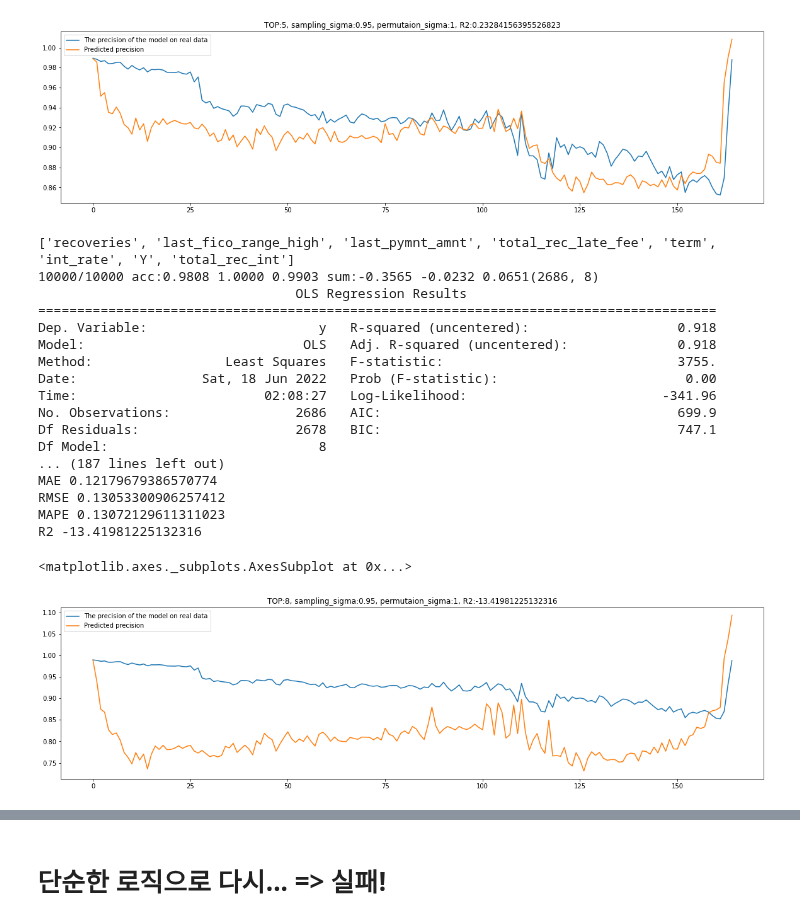
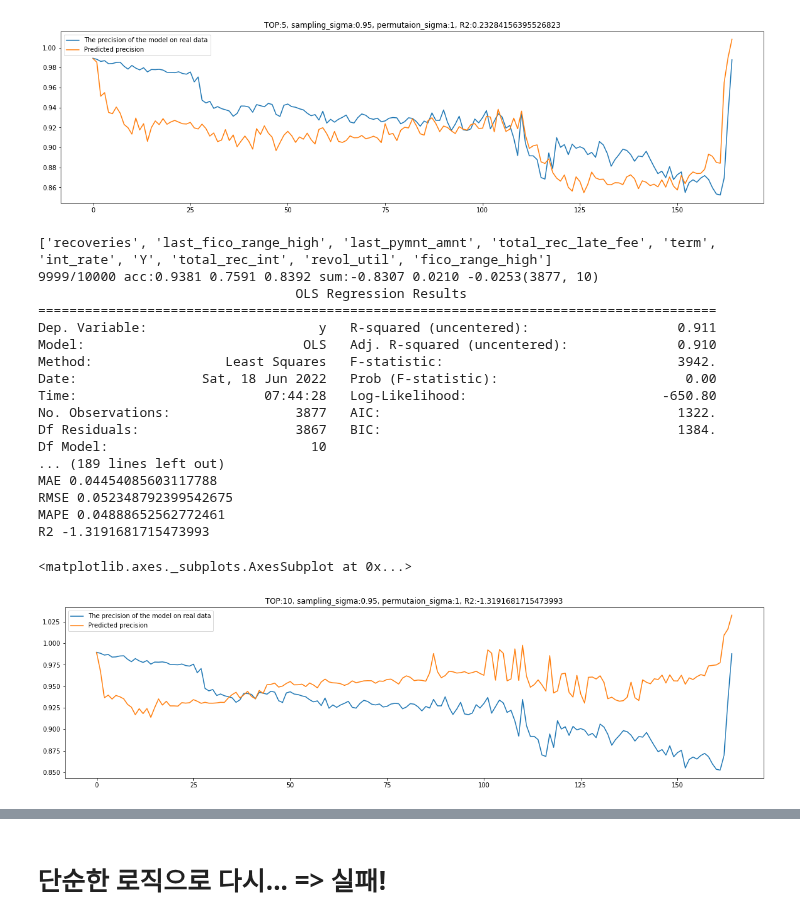
Before and after one commit to dolmani38/drift, a Jupyter notebook: Concept drift에 의한 모델의 성능 추정 방법_0618.ipynb, the cells around one changed output, grey strips where cells are left out. Saved outputs shown, nothing was run; the diff lists cells and outputs as text; code cells hidden in the pictures.

```diff
--- a/Concept drift에 의한 모델의 성능 추정 방법_0618.ipynb
+++ b/Concept drift에 의한 모델의 성능 추정 방법_0618.ipynb
@@ -670,8 +670,11 @@ def drift_sampling2(predict,sampling_sigma=0.95,permutaion_sigma=1,epoch = 100,t
         o_drift = ks_drift(x_ref, x_inf_d)
         #permutation for x_inf_d
         #for v in toplist:
-        v = random.choice(toplist)
-        x_inf_d[:,v] = x_inf_d[:,v] + np.random.normal(0, df_stat['std'][v]*permutaion_sigma, x_inf_d.shape[0])
+
+        # 20%의 feature에 대하여 permutaion...
+        for q in range(int(len(toplist)*0.2)):
+            v = random.choice(toplist)
+            x_inf_d[:,v] = x_inf_d[:,v] + np.random.normal(0, df_stat['std'][v]*permutaion_sigma, x_inf_d.shape[0])
         """
         for k in range(x_inf_d.shape[0]):
             for v in toplist:
@@ -1140,47 +1143,47 @@ R2 0.23284156395526823
 [figure]
 # %%
 
-TOP = 8
+TOP = 10
 sampling_sigma=0.95
 permutaion_sigma=1
 
 itc = getImportanceColumnNameTop(prefix="",top=TOP)
 top_list = getImportanceIndexTop(top=TOP)
 print(itc)
 metric_a,metric_b,metric_c,drift_data_ks_stats,drift_data_ks_pvals,drift_data_ks_stats_diff,drift_data_ks_pvals_diff,length,mdr = drift_sampling2(ML[2010].predict,sampling_sigma=sampling_sigma,permutaion_sigma=permutaion_sigma,epoch = 10000,toplist=top_list)
 
 trainset = pd.DataFrame(drift_data_ks_stats*drift_data_ks_pvals_diff,columns=COLUMNS)
 dx = trainset[itc]
 print(dx.shape)
 
 model = sm.OLS(metric_c[:,0], dx).fit() ## sm.OLS(output, input)
 # Print out the statistics
 print(model.summary())
 
 print("mdr:",mdr)
 df2 = predict_precision_for_PPM2(model)
 MAE,RMSE,MAPE,r_2 = result_statistics(df2)
 df2.plot(title=f'TOP:{TOP}, sampling_sigma:{sampling_sigma}, permutaion_sigma:{permutaion_sigma}, R2:{r_2}', figsize=(20,5))
 # %% [output]
-['recoveries', 'last_fico_range_high', 'last_pymnt_amnt', 'total_rec_late_fee', 'term', 'int_rate', 'Y', 'total_rec_int']
-10000/10000 acc:0.9808 1.0000 0.9903 sum:-0.3565 -0.0232 0.0651(2686, 8)
+['recoveries', 'last_fico_range_high', 'last_pymnt_amnt', 'total_rec_late_fee', 'term', 'int_rate', 'Y', 'total_rec_int', 'revol_util', 'fico_range_high']
+9999/10000 acc:0.9381 0.7591 0.8392 sum:-0.8307 0.0210 -0.0253(3877, 10)
                                  OLS Regression Results
 =======================================================================================
-Dep. Variable:                      y   R-squared (uncentered):                   0.918
-Model:                            OLS   Adj. R-squared (uncentered):              0.918
-Method:                 Least Squares   F-statistic:                              3755.
+Dep. Variable:                      y   R-squared (uncentered):                   0.911
+Model:                            OLS   Adj. R-squared (uncentered):              0.910
+Method:                 Least Squares   F-statistic:                              3942.
 Date:                Sat, 18 Jun 2022   Prob (F-statistic):                        0.00
-Time:                        02:08:27   Log-Likelihood:                         -341.96
-No. Observations:                2686   AIC:                                      699.9
-Df Residuals:                    2678   BIC:                                      747.1
-Df Model:                           8
-... (187 lines left out)
-MAE 0.12179679386570774
-RMSE 0.13053300906257412
-MAPE 0.13072129611311023
-R2 -13.41981225132316
+Time:                        07:44:28   Log-Likelihood:                         -650.80
+No. Observations:                3877   AIC:                                      1322.
+Df Residuals:                    3867   BIC:                                      1384.
+Df Model:                          10
+... (189 lines left out)
+MAE 0.04454085603117788
+RMSE 0.052348792399542675
+MAPE 0.04888652562772461
+R2 -1.3191681715473993
 <matplotlib.axes._subplots.AxesSubplot at 0x...>
-[figure, old version]
+[figure, new version]
 # %%
 
 TOP = 30
```
Also changed, not shown: parts of 2 cells of this notebook.
